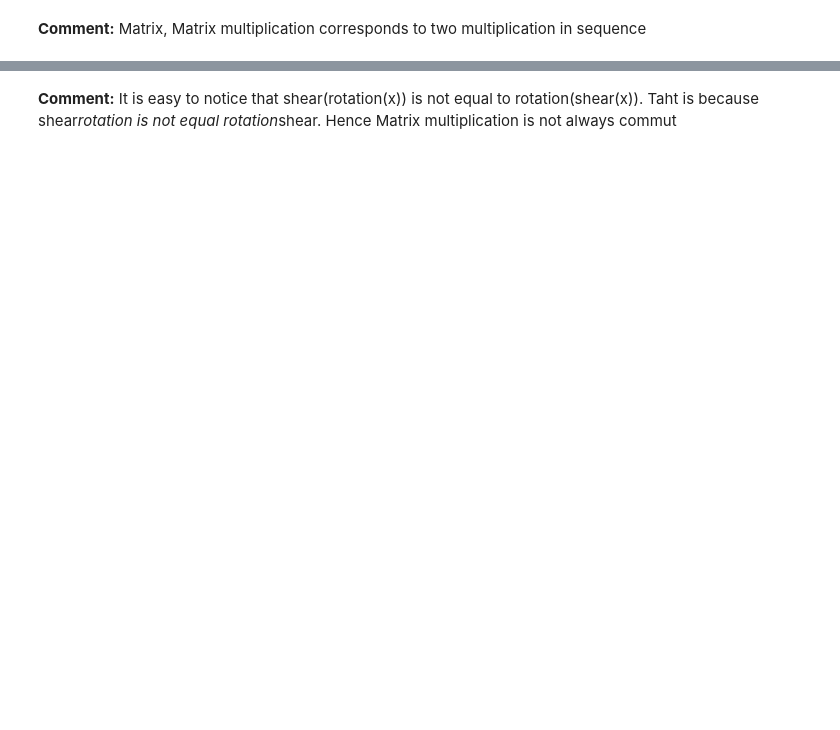
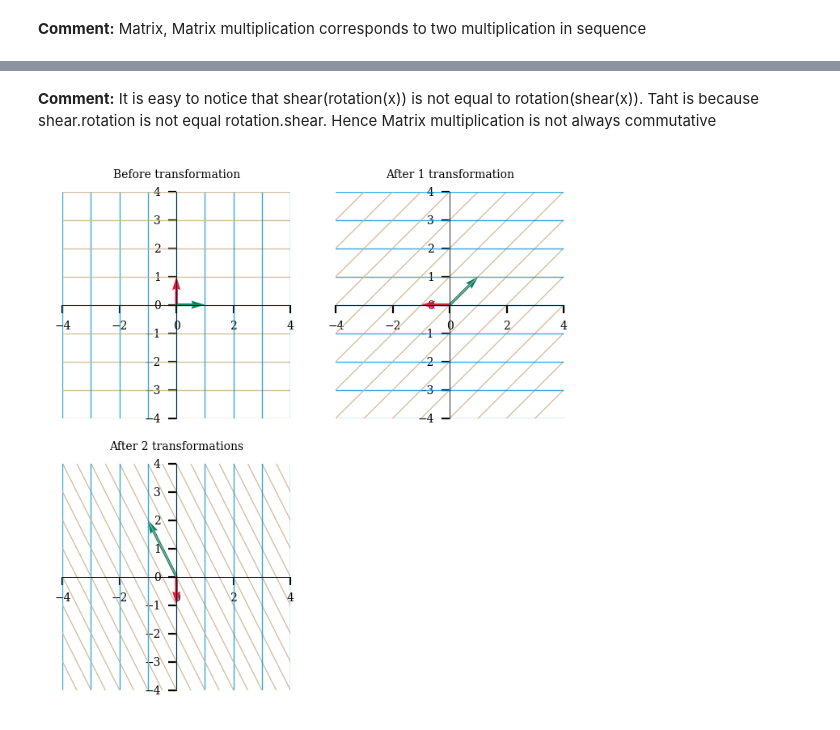
Before and after one commit to BmSatadru/LinearAlgebra_UsingPython, a Jupyter notebook: LinearAlgebra_Part1.ipynb, the cells around one changed output, grey strips where cells are left out. Saved outputs shown, nothing was run; the diff lists cells and outputs as text; code cells hidden in the pictures; blank space fills up the shorter version.

```diff
--- a/LinearAlgebra_Part1.ipynb
+++ b/LinearAlgebra_Part1.ipynb
@@ -764,2 +765,7 @@ plot_vector(vectors)
 # %% [markdown]
-**Comment:** It is easy to notice that shear(rotation(x)) is not equal to rotation(shear(x)). Taht is because shear*rotation is not equal rotation*shear. Hence Matrix multiplication is not always commut
+**Comment:** It is easy to notice that shear(rotation(x)) is not equal to rotation(shear(x)). Taht is because shear.rotation is not equal rotation.shear. Hence Matrix multiplication is not always commutative
+# %%
+# let's check the two transformation
+plot_linear_transformations(shear@rotation, rotation@shear)
+# %% [output]
+[figure, added]
```
Also changed, not shown: parts of 19 cells of this notebook.
